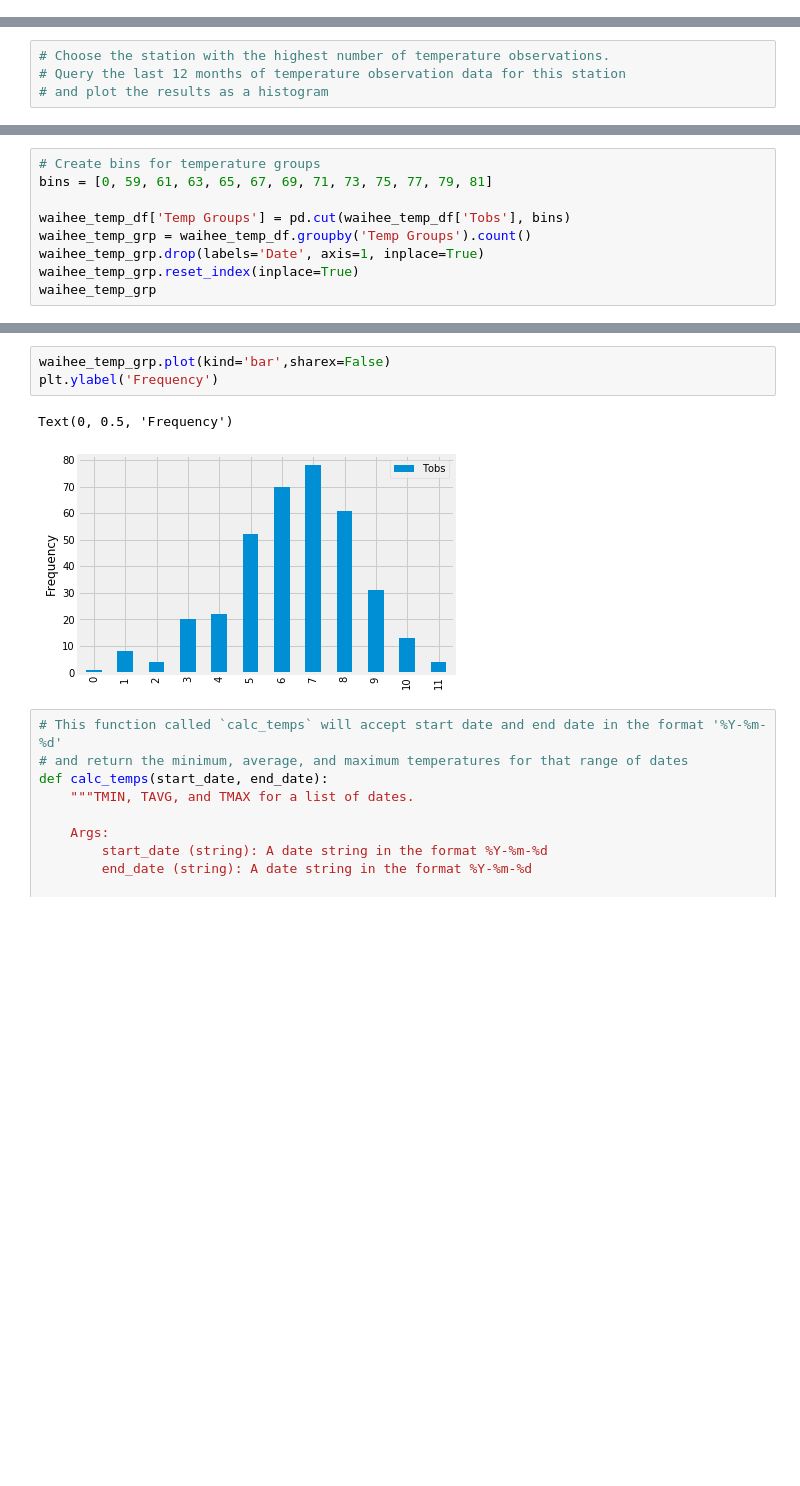
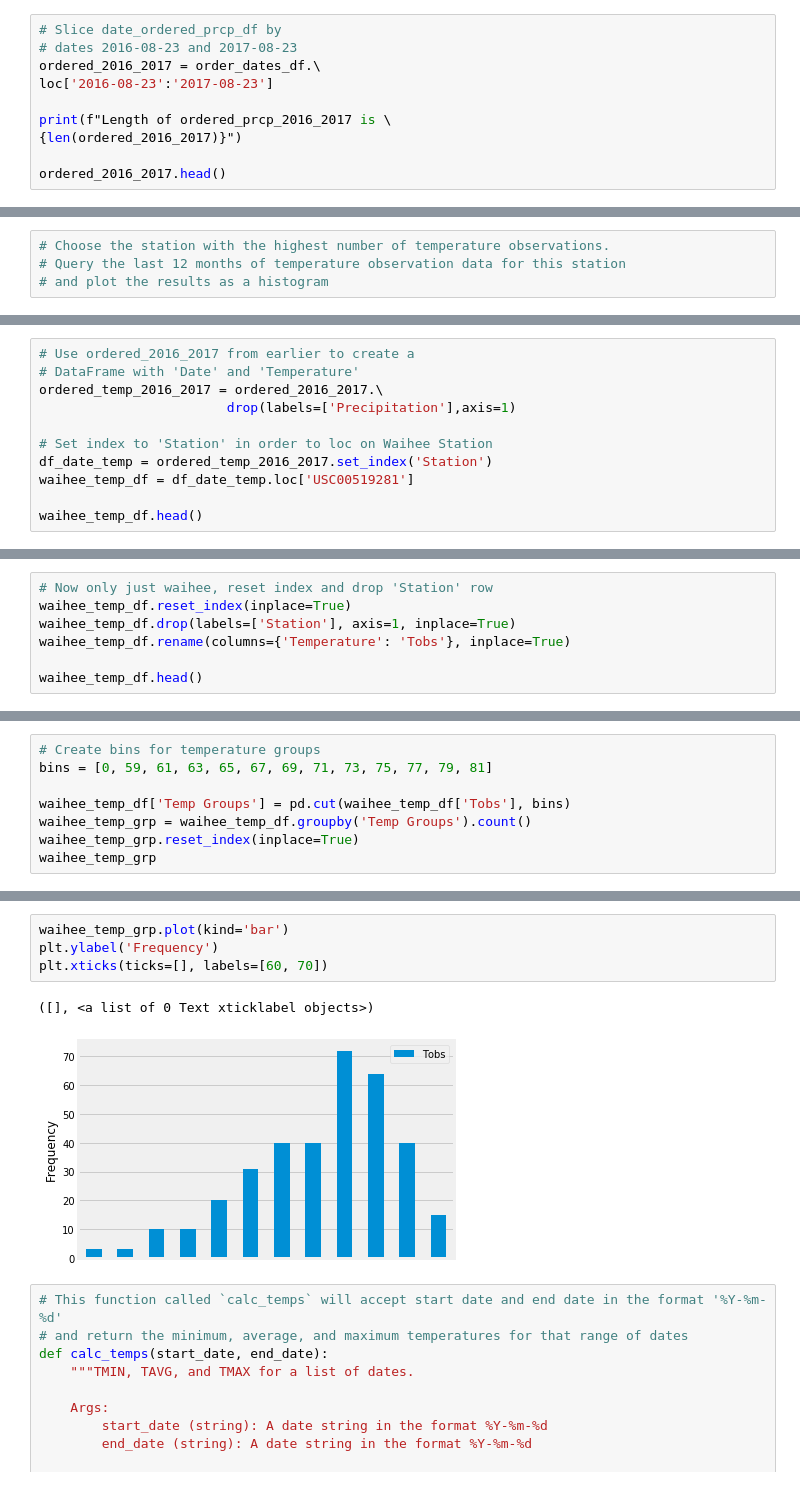
Before and after one commit to oimartin/HW_NU_DataScience_Bootcamp, a Jupyter notebook: 10_Adv_Data_Storage_and_Retrieval_HW/climate_starter.ipynb, the cells around one changed output, grey strips where cells are left out. Drawn from its saved outputs; the diff is of its cells as text; blank space fills up the shorter version.

Commit message:
fixed the datetime for df, updated other parts of hw related to that df...need to work on graphs still

```diff
--- a/10_Adv_Data_Storage_and_Retrieval_HW/climate_starter.ipynb
+++ b/10_Adv_Data_Storage_and_Retrieval_HW/climate_starter.ipynb
@@ -108,0 +139,10 @@ df_yr2010_date_prcp.head()
+# %%
+# Slice date_ordered_prcp_df by
+# dates 2016-08-23 and 2017-08-23
+ordered_2016_2017 = order_dates_df.\
+loc['2016-08-23':'2017-08-23']
+
+print(f"Length of ordered_prcp_2016_2017 is \
+{len(ordered_2016_2017)}")
+
+ordered_2016_2017.head()
@@ -361,0 +395,11 @@ waihee_temp_df.head()
+# %%
+# Use ordered_2016_2017 from earlier to create a
+# DataFrame with 'Date' and 'Temperature'
+ordered_temp_2016_2017 = ordered_2016_2017.\
+                        drop(labels=['Precipitation'],axis=1)
+
+# Set index to 'Station' in order to loc on Waihee Station
+df_date_temp = ordered_temp_2016_2017.set_index('Station')
+waihee_temp_df = df_date_temp.loc['USC00519281']
+
+waihee_temp_df.head()
@@ -361,0 +414,7 @@ waihee_temp_df.head()
+# %%
+# Now only just waihee, reset index and drop 'Station' row
+waihee_temp_df.reset_index(inplace=True)
+waihee_temp_df.drop(labels=['Station'], axis=1, inplace=True)
+waihee_temp_df.rename(columns={'Temperature': 'Tobs'}, inplace=True)
+
+waihee_temp_df.head()
@@ -365,7 +439,6 @@ bins = [0, 59, 61, 63, 65, 67, 69, 71, 73, 75, 77, 79, 81]
 
 waihee_temp_df['Temp Groups'] = pd.cut(waihee_temp_df['Tobs'], bins)
 waihee_temp_grp = waihee_temp_df.groupby('Temp Groups').count()
-waihee_temp_grp.drop(labels='Date', axis=1, inplace=True)
 waihee_temp_grp.reset_index(inplace=True)
 waihee_temp_grp
 # %% [output]
@@ -385,9 +463,10 @@ waihee_temp_grp
 # %%
-waihee_temp_grp.plot(kind='bar',sharex=False)
+waihee_temp_grp.plot(kind='bar')
 plt.ylabel('Frequency')
+plt.xticks(ticks=[], labels=[60, 70])
 # %% [output]
-Text(0, 0.5, 'Frequency')
+([], <a list of 0 Text xticklabel objects>)
-[figure, old version]
+[figure, new version]
 # %%
 # This function called `calc_temps` will accept start date and end date in the format '%Y-%m-%d'
 # and return the minimum, average, and maximum temperatures for that range of dates
```
Also changed, not shown: parts of 41 cells of this notebook.
